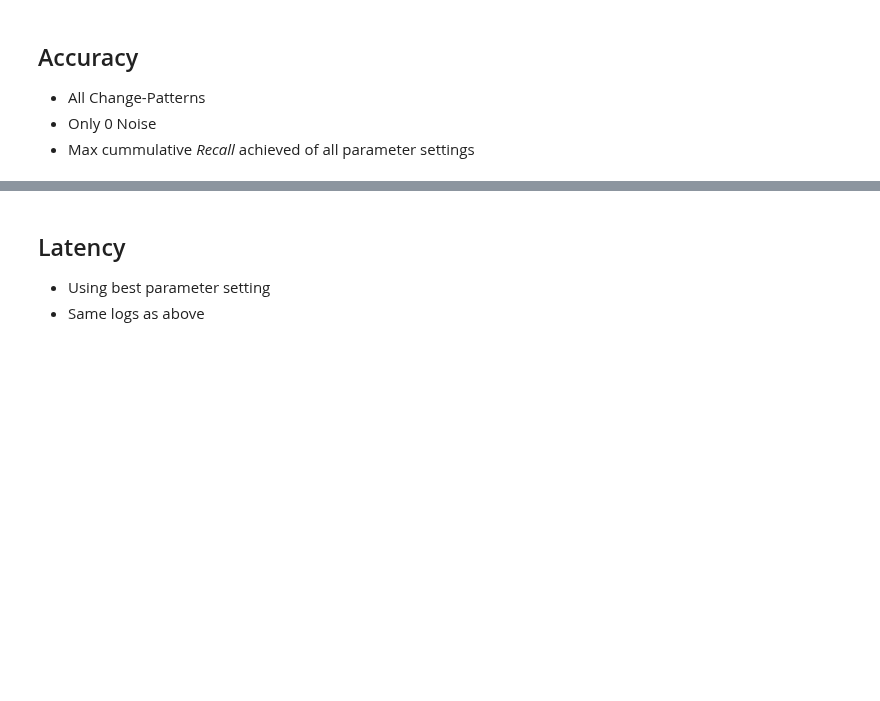
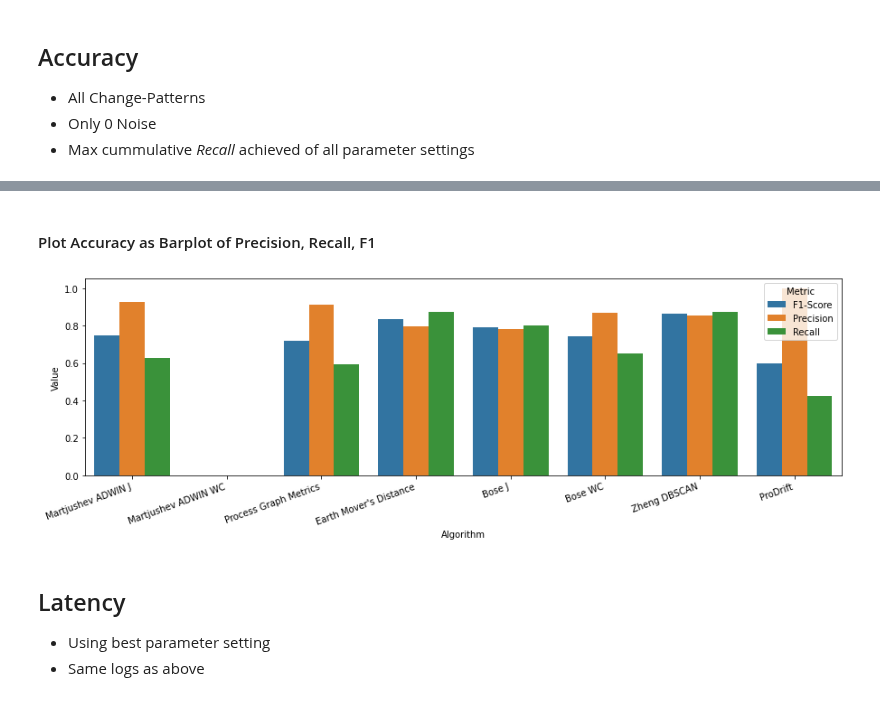
Before and after one commit to cpitsch/cdrift-evaluation, a Jupyter notebook: evaluate_results.ipynb, the cells around one changed output, grey strips where cells are left out. Drawn from its saved outputs; the diff is of its cells as text; code cells hidden in the pictures; blank space fills up the shorter version.

```diff
--- a/evaluate_results.ipynb
+++ b/evaluate_results.ipynb
@@ -12,0 +19,7 @@ LAG_WINDOW = 200
+# %%
+# Rename Maaradji Runs to ProDrift
+df["Algorithm"] = df["Algorithm"].replace("Maaradji Runs", "ProDrift")
+df["Algorithm"].unique()
+
+# Fill in the missing SW Step Size in Maaradji with 2
+df.loc[df["Algorithm"] == "ProDrift", "SW Step Size"] = 2
@@ -13 +32,13 @@ LAG_WINDOW = 200
+# %%
+atomic_logs = {
+    log
+    for log in df["Log"].unique()
+    if log.lower().startswith("atomic")
+    or set(log.lower().split("_")[-1]) != {'i','o', 'r'}
+    or log.lower().startswith("bose")
+}
+
+df = df[df["Log"].isin(atomic_logs)]
+# df = df[(df["Log Source"] != "Ostovar") | (df["Log"].str.startswith("Atomic"))]
+# df = df[(df["Log Source"] != "Ceravolo") | (df["Log"].isin(ceravolo_atomic_logs))]
 # %%
@@ -148,3 +202,53 @@ Maaradji Runs: 0.42028985507246375
+# %% [markdown]
+#### Plot Accuracy as Barplot of Precision, Recall, F1
+# %%
+accuracy_plot_df = pd.DataFrame(
+    [
+        {
+            "Algorithm": name,
+            "Metric": "F1-Score",
+            "Value": computed_accuracy_dicts[name][accuracy_best_param[name]]
+        }
+        for name in computed_accuracy_dicts.keys()
+    ] + [
+        {
+            "Algorithm": name,
+            "Metric": "Precision",
+            "Value": computed_precision_dicts[name][accuracy_best_param[name]]
+        }
+        for name in computed_accuracy_dicts.keys()
+    ] + [
+        {
+            "Algorithm": name,
+            "Metric": "Recall",
+            "Value": computed_recall_dicts[name][accuracy_best_param[name]]
+        }
+        for name in computed_accuracy_dicts.keys()
+    ]
+)
+# accuracy_plot_df = pd.DataFrame([
+#     {
+#         "Algorithm": name,
+#         "F1-Score": computed_accuracy_dicts[name][accuracy_best_param[name]],
+#         "Precision": computed_precision_dicts[name][accuracy_best_param[name]],
+#         "Recall": computed_recall_dicts[name][accuracy_best_param[name]]
+
+#     }
+#     for name in computed_accuracy_dicts.keys()
+# ])
+
+ax = sns.barplot(x="Algorithm", y="Value", data=accuracy_plot_df, hue="Metric") # Blueish
+# palette = palette={"Precision": "#573deb", "F1-Score": "#ff0076", "Recall": "#ffa600"}
+
+ax.figure.set_size_inches(15, 4)
+# ax.tick_params(labelrotation=10, ha="right")
+# Set each ticks horizontal alignment to "right"
+for tick in ax.get_xticklabels():
+    tick.set_ha("right")
+    tick.set_rotation(20)
+plt.show()
+# %% [output]
+[figure, added]
 # %% [markdown]
 ## Latency
 - Using best parameter setting
```
Also changed, not shown: parts of 26 cells of this notebook.
